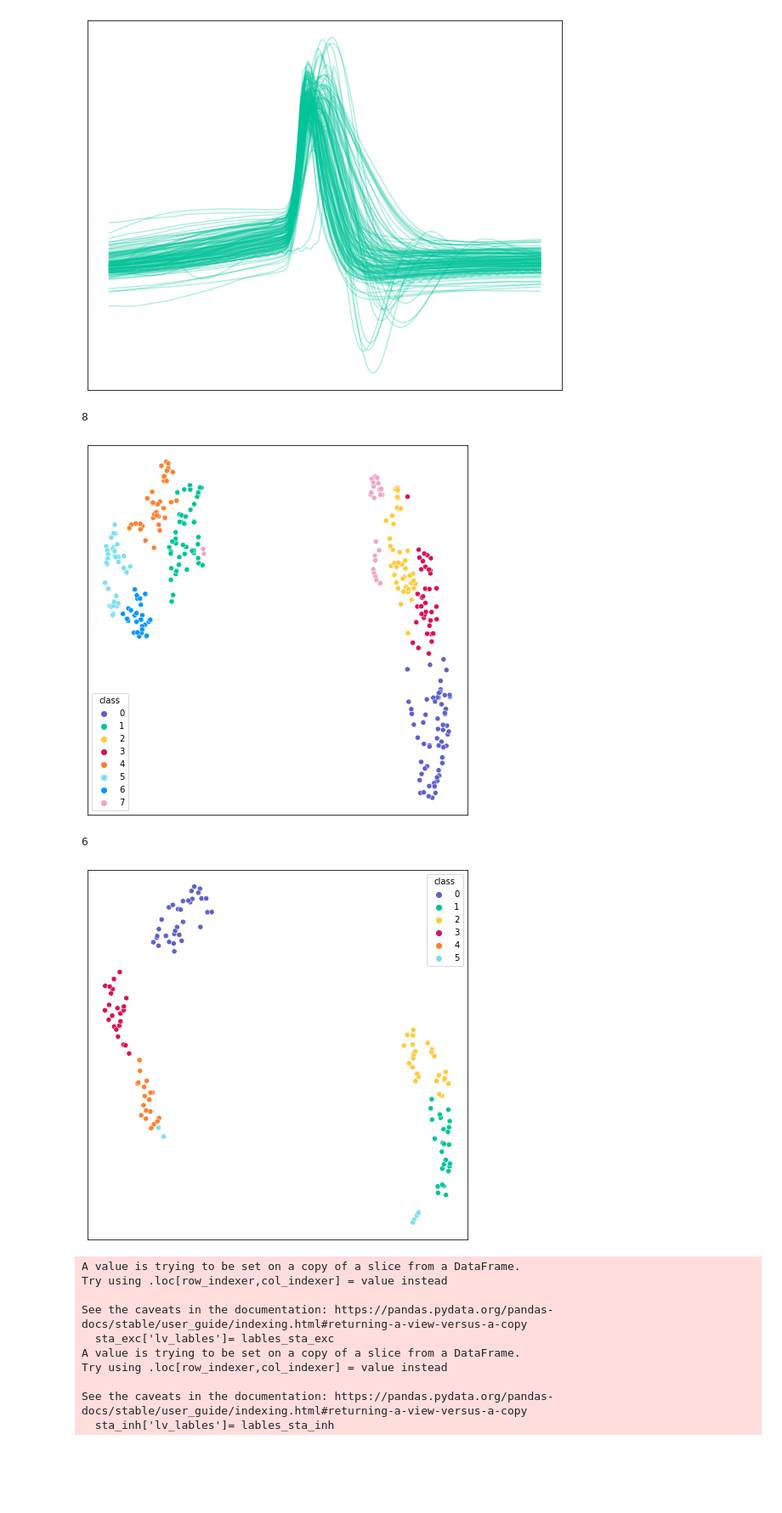
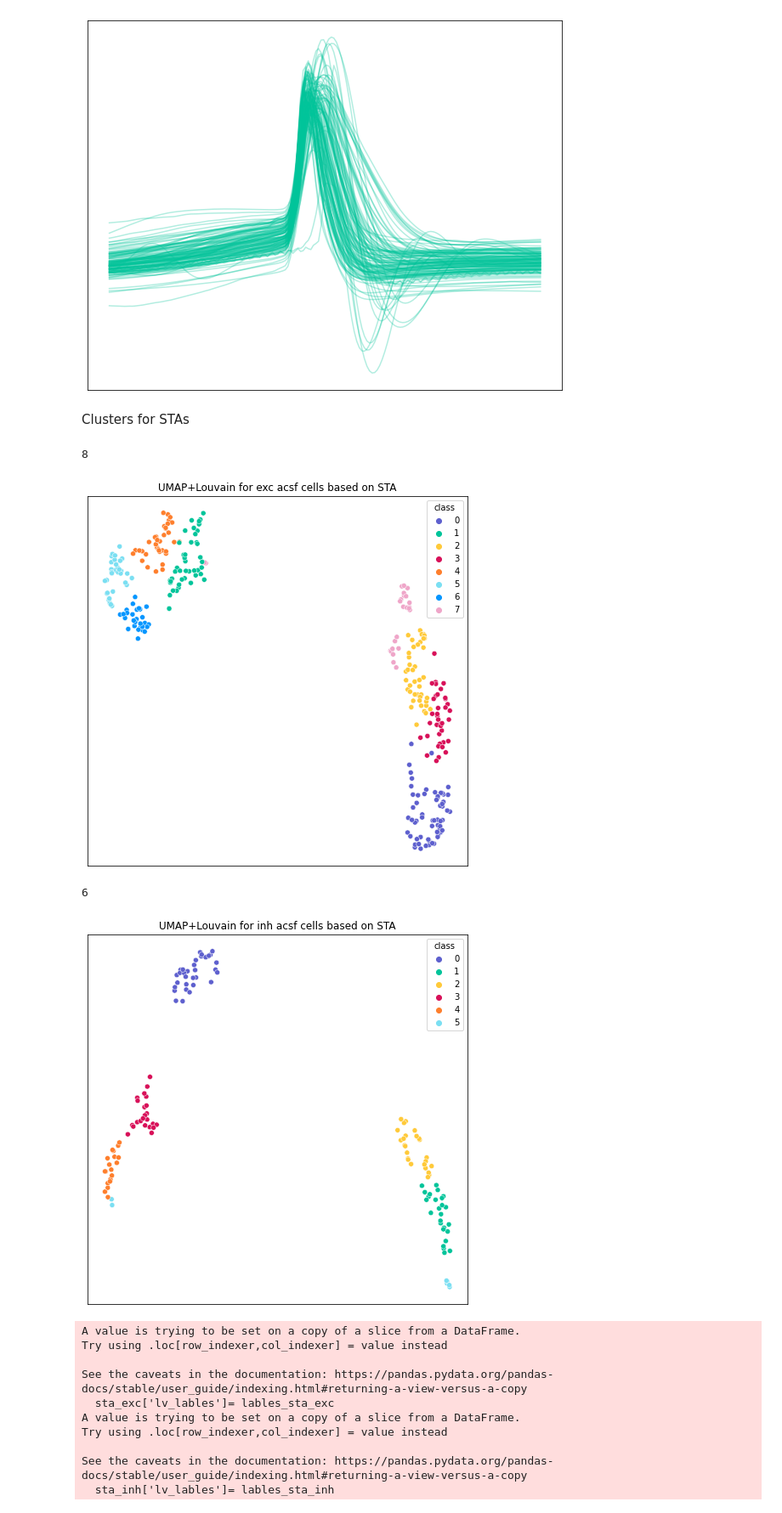
Before and after one commit to Nishant-codex/single_cell_analysis, a Jupyter notebook: notebooks/input_dim_comparison.ipynb, the cells around one changed output. Shown at 85% size. Cells and saved outputs as stored; diff of their text form; code cells hidden in the pictures; blank space fills up the shorter version.

```diff
--- a/notebooks/input_dim_comparison.ipynb
+++ b/notebooks/input_dim_comparison.ipynb
@@ -36,7 +36,7 @@ from sknetwork.data import karate_club
 from UMAP import *
 pd.options.mode.use_inf_as_na = True
 # %%
-def plot_UMAP_clusters_single(data_inh, neighbours, distance, res_louvain, random_state,annotate=False,norm=True, c_list=None ,save=False):
+def plot_UMAP_clusters_single(data_inh, neighbours, distance, res_louvain, random_state,annotate=False,norm=True, c_list=None ,title=None,save=False):
     """plots UMAP for excitatory and inhibitory cells
 
     Args:
@@ -89,7 +89,8 @@ def plot_UMAP_clusters_single(data_inh, neighbours, distance, res_louvain, rando
         ax12d.legend()
     if save:
         plt.savefig('C:/Users/Nishant Joshi/Documents/DNM/exc_umap_cluster.png',dpi=200)
-
+    if title!=None:
+        plt.title(title)
     plt.show()
 
     return labels_exc,mapper,reducer
@@ -133,6 +136,7 @@ lables_wave,mapper,reducer = plot_UMAP_clusters_single(waves,
                           random_state =42,
                           res_louvain = 0.1,
                           c_list =CUSTOM_PAL_SORT_3,
+                          title='UMAP+Louvain for waveforms'
                           )
 # %% [output]
 2
@@ -151,32 +155,41 @@ for i in set(data_wave_FN['waveform_lables']):
 [figure]
 1 133
 [figure]
+# %% [markdown]
+Clusters for STAs
 # %%
 stas = pd.read_pickle("D:/CurrentClamp/all_stas_entire.pkl")
 stas = stas[stas.cond.isin(['ACSF','aCSF'])]
 
 stas['lables_wave'] = lables_wave
+# stas = stas[stas.trial=='0']
 sta_norm_exc = np.vstack(stas[stas.lables_wave==0]['sta'])
 sta_norm_inh = np.vstack(stas[stas.lables_wave==1]['sta'])
+
 lables_sta_exc,mapper,reducer = plot_UMAP_clusters_single(sta_norm_exc[:,60*20:],
                           20,
                           0.1,
-                          random_state =42,
+                          random_state =30,
                           res_louvain = 1.,
                           c_list =CUSTOM_PAL_SORT_3,
+                          title='UMAP+Louvain for exc acsf cells based on STA',
+                        #   norm=True
                           )
+
 lables_sta_inh,mapper,reducer = plot_UMAP_clusters_single(sta_norm_inh[:,60*20:],
                           20,
                           0.1,
-                          random_state =42,
+                          random_state =30,
                           res_louvain = 1.,
                           c_list =CUSTOM_PAL_SORT_3,
+                          title='UMAP+Louvain for inh acsf cells based on STA',
+                        #   norm=True
                           )
 # %% [output]
 8
-[figure, old version]
+[figure, new version]
 6
-[figure, old version]
+[figure, new version]
 # %%
 sta_exc = stas[stas.lables_wave==0]
 sta_exc['lv_lables']= lables_sta_exc
```
Also changed, not shown: parts of 5 cells of this notebook.
